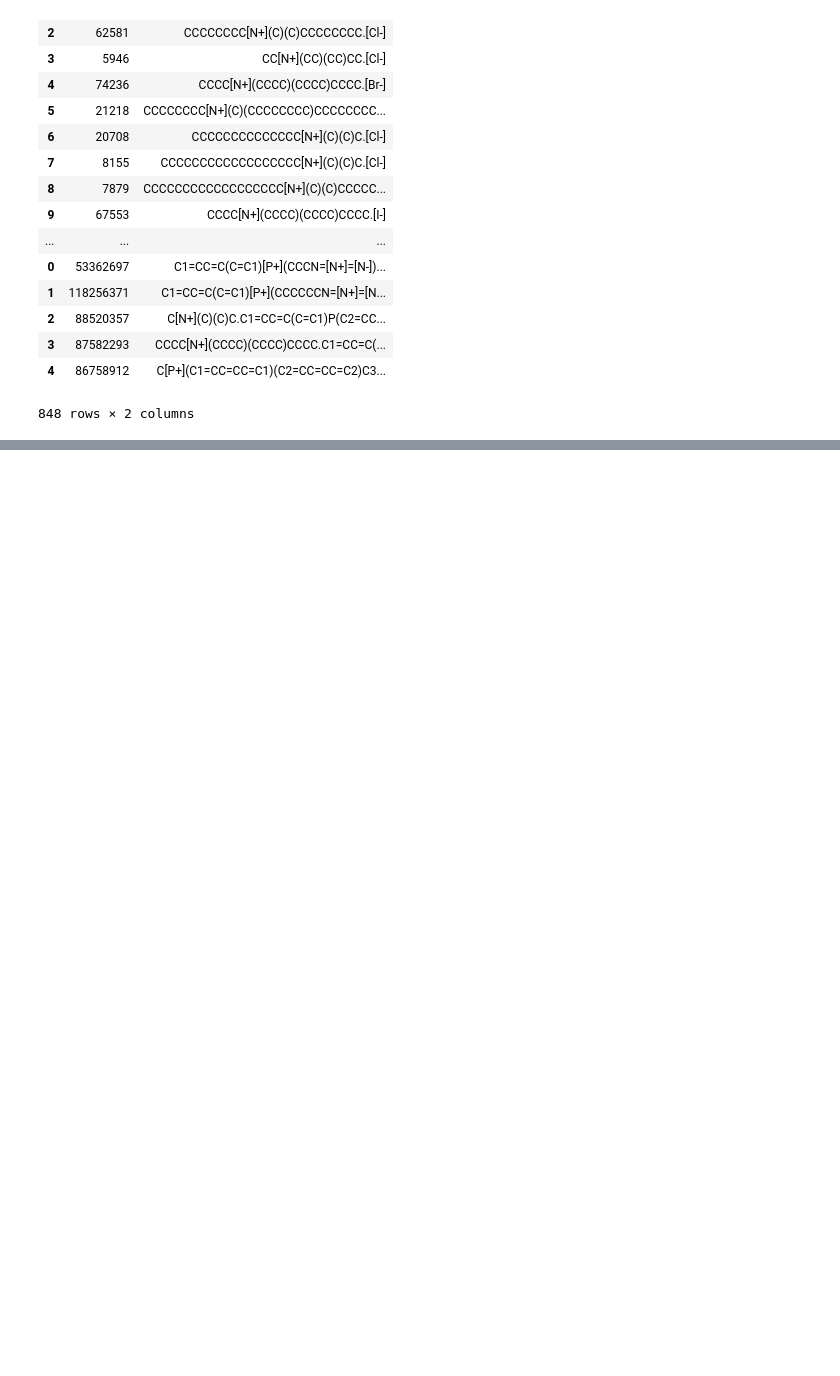
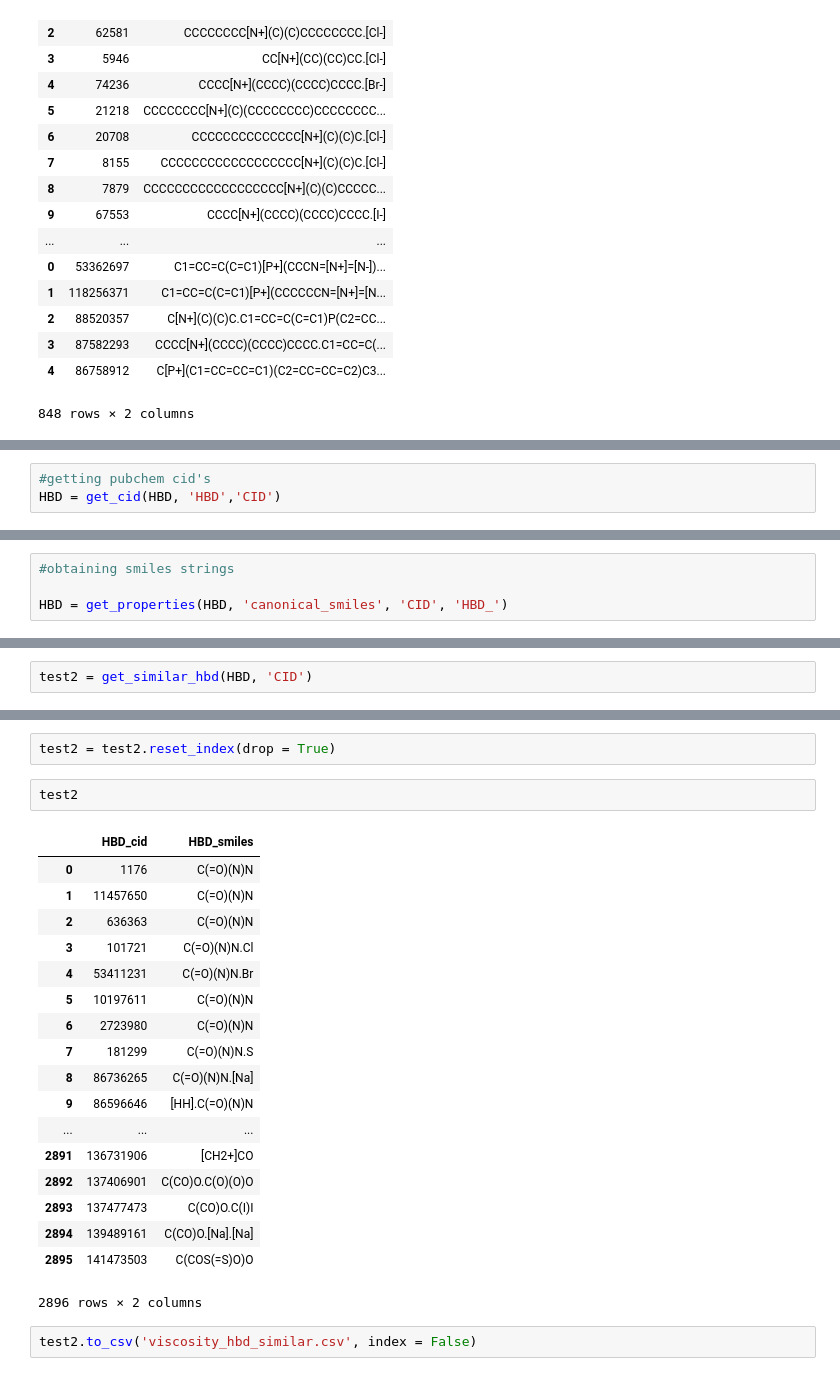
Before and after one commit to jrodguez/des-basis-set, a Jupyter notebook: scripts/pubchem/heat_capacity_get_similar_chemicals.ipynb, the cells around one changed output, grey strips where cells are left out. Saved outputs shown, nothing was run; the diff lists cells and outputs as text; blank space fills up the shorter version.

Commit message:
finished functions for getting similar chemicals for hbd and hba

```diff
--- a/scripts/pubchem/heat_capacity_get_similar_chemicals.ipynb
+++ b/scripts/pubchem/heat_capacity_get_similar_chemicals.ipynb
@@ -334,0 +363,3 @@ test
+# %%
+#getting pubchem cid's
+HBD = get_cid(HBD, 'HBD','CID')
@@ -334,0 +375,4 @@ test
+# %%
+#obtaining smiles strings
+
+HBD = get_properties(HBD, 'canonical_smiles', 'CID', 'HBD_')
@@ -334,0 +438,2 @@ test
+# %%
+test2 = get_similar_hbd(HBD, 'CID')
@@ -334,0 +458,25 @@ test
+# %%
+test2 = test2.reset_index(drop = True)
+# %%
+test2
+# %% [output]
+|  | HBD_cid | HBD_smiles |
+| 0 | 1176 | C(=O)(N)N |
+| 1 | 11457650 | C(=O)(N)N |
+| 2 | 636363 | C(=O)(N)N |
+| 3 | 101721 | C(=O)(N)N.Cl |
+| 4 | 53411231 | C(=O)(N)N.Br |
+| 5 | 10197611 | C(=O)(N)N |
+| 6 | 2723980 | C(=O)(N)N |
+| 7 | 181299 | C(=O)(N)N.S |
+| 8 | 86736265 | C(=O)(N)N.[Na] |
+| 9 | 86596646 | [HH].C(=O)(N)N |
+| ... | ... | ... |
+| 2891 | 136731906 | [CH2+]CO |
+| 2892 | 137406901 | C(CO)O.C(O)(O)O |
+| 2893 | 137477473 | C(CO)O.C(I)I |
+| 2894 | 139489161 | C(CO)O.[Na].[Na] |
+| 2895 | 141473503 | C(COS(=S)O)O |
+2896 rows × 2 columns
+# %%
+test2.to_csv('viscosity_hbd_similar.csv', index = False)
```
Also changed, not shown: parts of 10 cells of this notebook, 4 other files.
